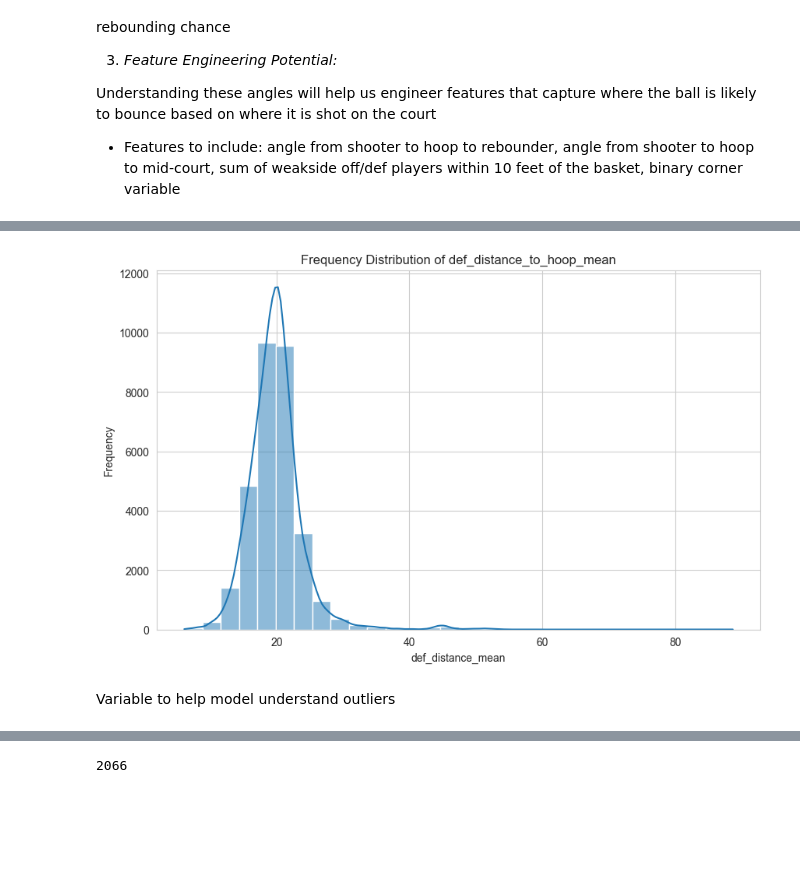
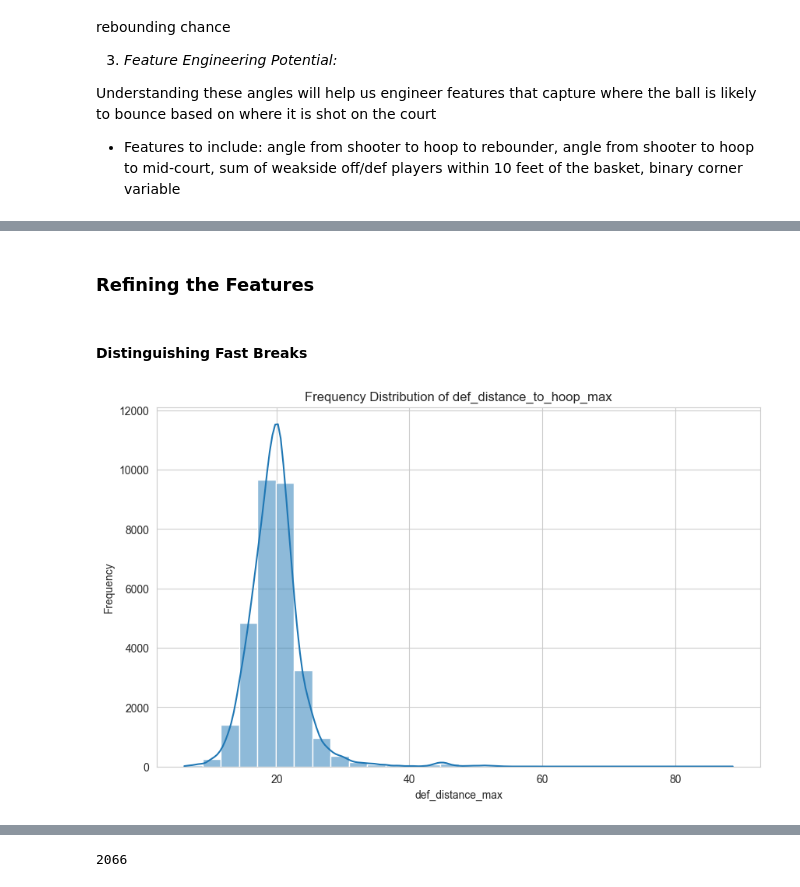
Before and after one commit to timseymour42/shotquality-offensive-rebounding, a Jupyter notebook: orbd_prediction.ipynb, the cells around one changed output, grey strips where cells are left out. Drawn from its saved outputs; the diff is of its cells as text; code cells hidden in the pictures; blank space fills up the shorter version.

```diff
--- a/orbd_prediction.ipynb
+++ b/orbd_prediction.ipynb
@@ -1423,7 +1407,7 @@ def calc_dist_angle_features(the_data):
 
     # Features to help better understand where the shot is taken from
     data['shooter_angle'] = data.apply(lambda x: calculate_angle(shooter_coords.loc[x['id'], 'off_x'], shooter_coords.loc[x['id'], 'off_y'], x.hoop_x, 25, 47, 25), axis=1)
-    data['corner'] = data.apply(lambda x: 1 if x['shooter_angle'] > 30 else 0, axis=1)
+    data['corner'] = data.apply(lambda x: 1 if x['shooter_angle'] > 45 else 0, axis=1)
 
     # Feature to decide how many players are within 10 feet on the opposit side of the court as the shot is taken (56% of missed shots will bounce to the weak side)
     data['shooter_top_half'] = data.apply(lambda x: shooter_coords.loc[x['id'], 'off_y'] > 25, axis=1)
@@ -1523,20 +1534,22 @@ def_pivoted_test = pivot_plays(def_testing_data_with_feats, agg_dict_test)
+# %% [markdown]
+### **Refining the Features**
+# %% [markdown]
+#### **Distinguishing Fast Breaks**
 # %%
 import pandas as pd
 import matplotlib.pyplot as plt
 import seaborn as sns
 
 # Assuming shot_distance_data_ is your DataFrame
 sns.set_style("whitegrid")
 plt.figure(figsize=(10, 6))
 
 # Histogram for the 'def_distance_mean' column
 sns.histplot(def_pivoted['def_distance_to_hoop_max'], bins=30, kde=True)
 
-plt.title('Frequency Distribution of def_distance_to_hoop_mean')
-plt.xlabel('def_distance_mean')
+plt.title('Frequency Distribution of def_distance_to_hoop_max')
+plt.xlabel('def_distance_max')
 plt.ylabel('Frequency')
 plt.show()
 # %% [output]
-[figure, old version]
+[figure, new version]
-# %% [markdown]
-Variable to help model understand outliers
```
Also changed, not shown: parts of 71 cells of this notebook, 1 other file.
